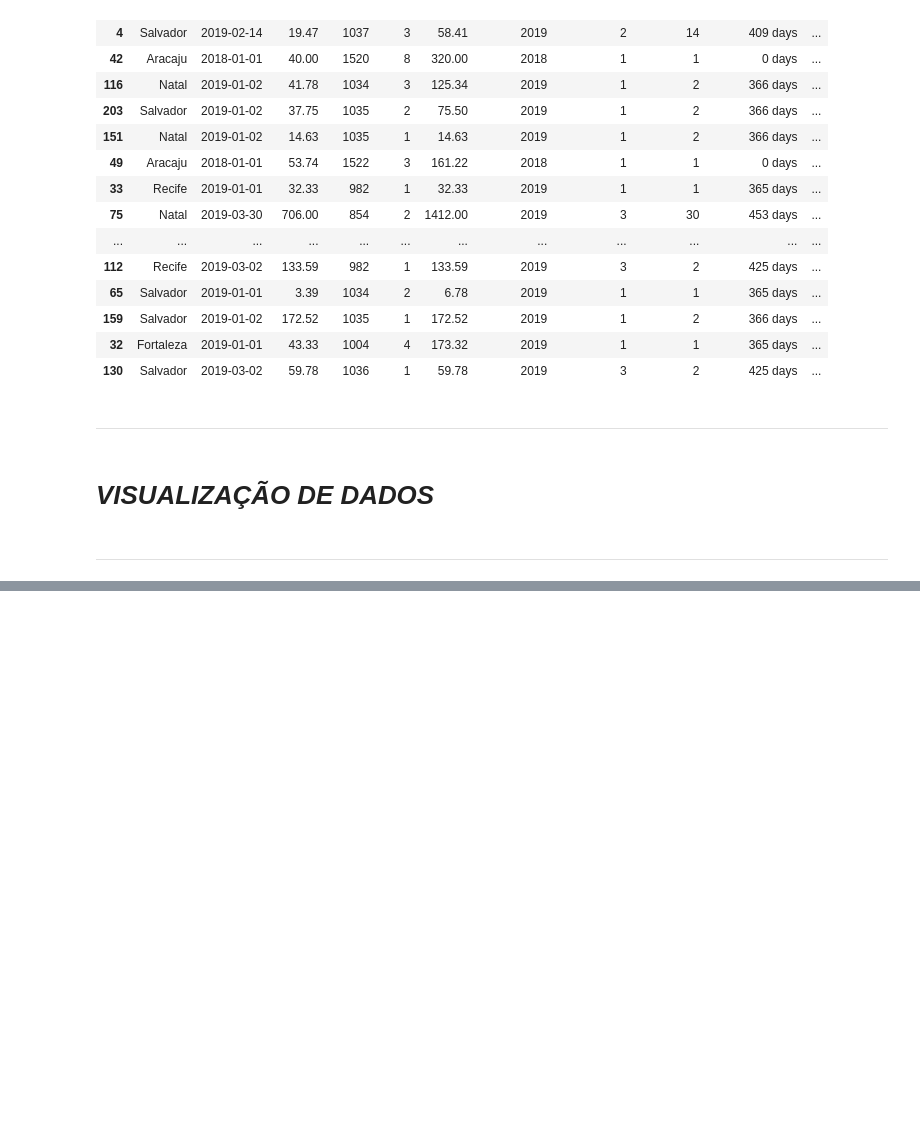
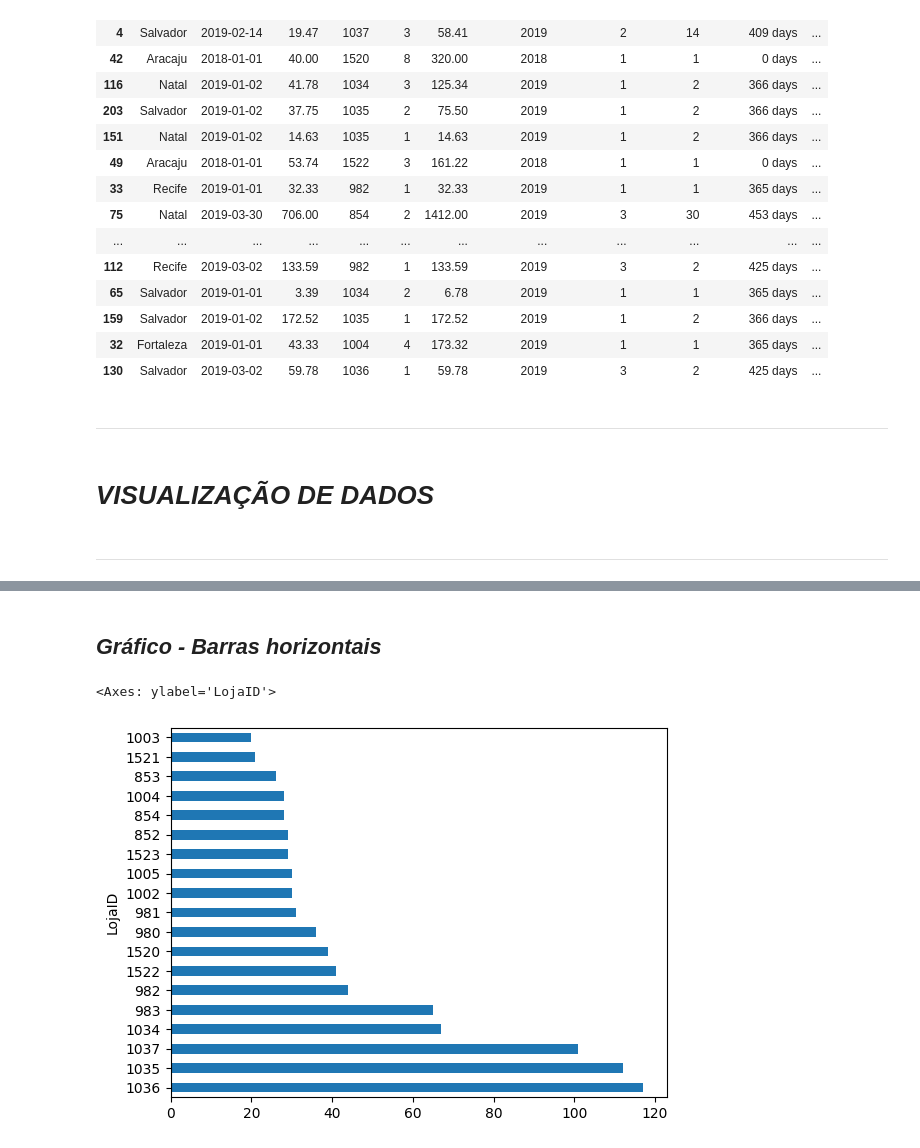
Before and after one commit to Felipe-Magalhaes-A-Carneiro/analise_de_dados-python_pandas, a Jupyter notebook: Notebooks/02-planilhas-excel.ipynb, the cells around one changed output, grey strips where cells are left out. Drawn from its saved outputs; the diff is of its cells as text; code cells hidden in the pictures; blank space fills up the shorter version.

```diff
--- a/Notebooks/02-planilhas-excel.ipynb
+++ b/Notebooks/02-planilhas-excel.ipynb
@@ -510,0 +543,7 @@ df.sample(20)
+# %% [markdown]
+## ***Gráfico - Barras horizontais***
+# %%
+df["LojaID"].value_counts().plot.barh()
+# %% [output]
+<Axes: ylabel='LojaID'>
+[figure, added]
```
Also changed, not shown: parts of 6 cells of this notebook.
